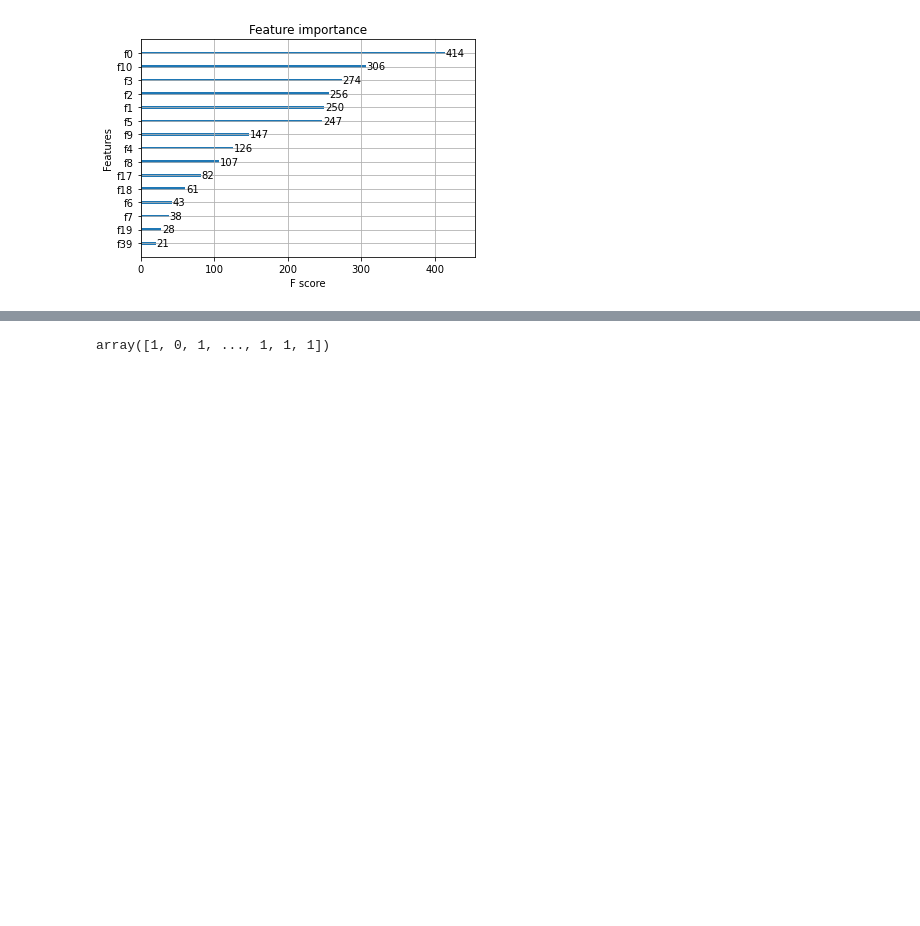
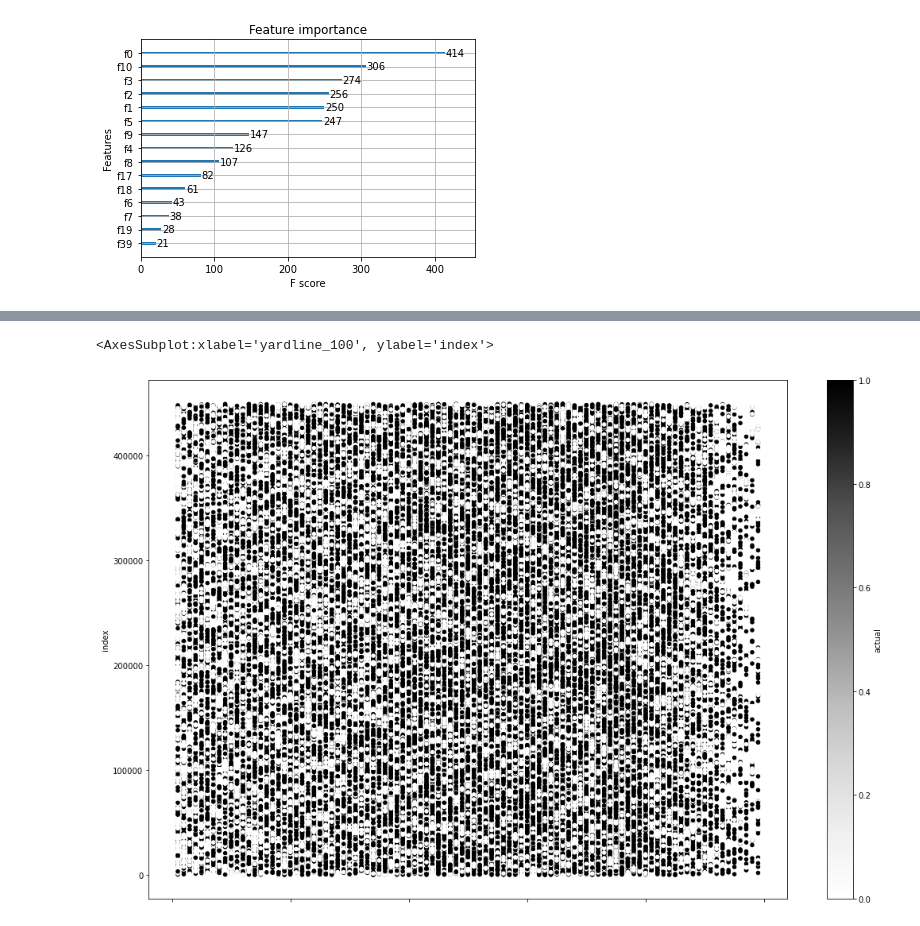
Before and after one commit to jhodgens17/nfl-run-or-pass, a Jupyter notebook: NFL Notebook.ipynb, the cells around one changed output, grey strips where cells are left out. Cells and saved outputs as stored; diff of their text form; code cells hidden in the pictures; blank space fills up the shorter version.

```diff
--- a/NFL Notebook.ipynb
+++ b/NFL Notebook.ipynb
@@ -735,4 +768,14 @@ Index(['yardline_100', 'quarter_seconds_remaining', 'half_seconds_remaining',
 # %%
-BestModel.predict(X_test)
+y_pred = BestModel2.predict(X_test)
-# %% [output]
-array([1, 0, 1, ..., 1, 1, 1])
+# %%
+X_test['pred']=y_pred.tolist()
+# %%
+X_test['actual'] = y_test
+# %%
+X_test.reset_index(inplace = True)
+# %%
+#Viewing scatter plot of run versus pass plays in the test data
+X_test.plot.scatter('yardline_100', 'index', figsize=(18,12), c='actual')
+# %% [output]
+<AxesSubplot:xlabel='yardline_100', ylabel='index'>
+[figure, added]
```
Also changed, not shown: parts of 42 cells of this notebook, 1 other file.
